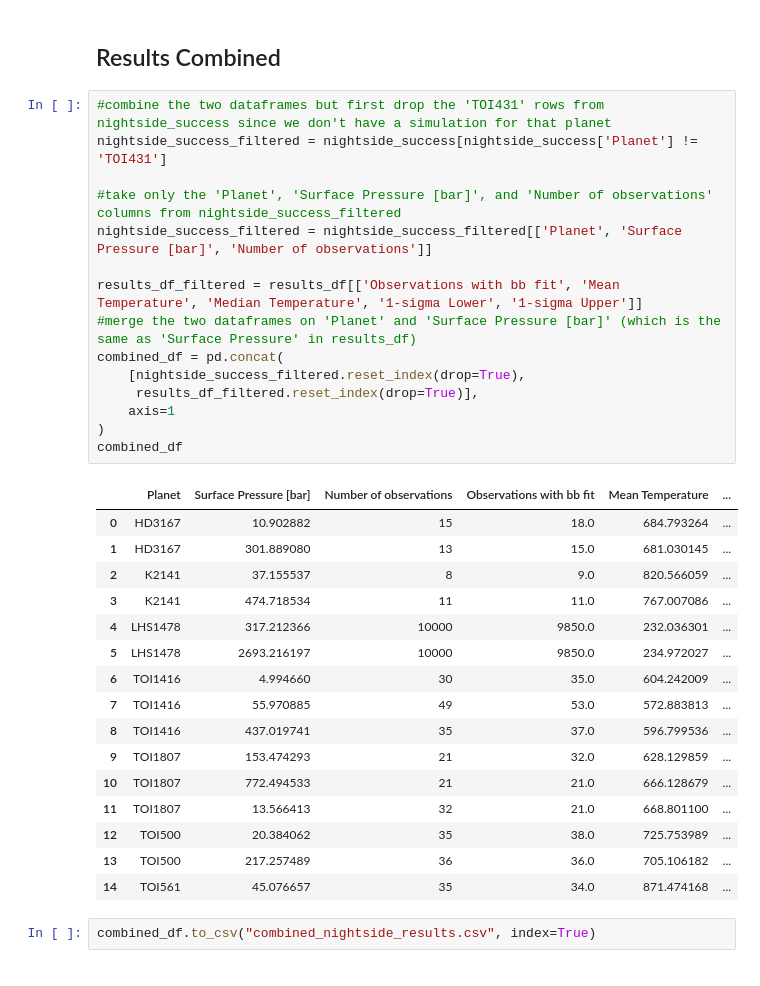
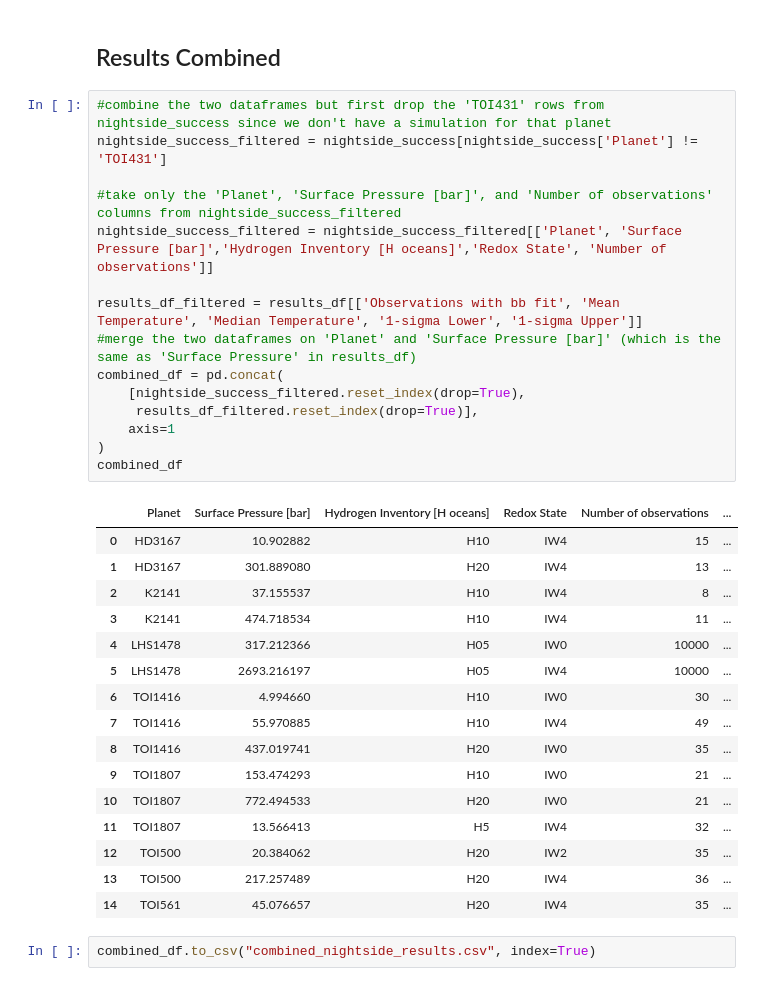
Before and after one commit to lorlo9999/MasterThesis, a Jupyter notebook: blackbody-fit.ipynb, the cells around one changed output. Drawn from its saved outputs; the diff is of its cells as text.

```diff
--- a/blackbody-fit.ipynb
+++ b/blackbody-fit.ipynb
@@ -545,34 +566,34 @@ results_df.to_csv(f"blackbody_nightside.csv", index=True)
 # %%
 #combine the two dataframes but first drop the 'TOI431' rows from nightside_success since we don't have a simulation for that planet
 nightside_success_filtered = nightside_success[nightside_success['Planet'] != 'TOI431']
 
 #take only the 'Planet', 'Surface Pressure [bar]', and 'Number of observations' columns from nightside_success_filtered
-nightside_success_filtered = nightside_success_filtered[['Planet', 'Surface Pressure [bar]', 'Number of observations']]
+nightside_success_filtered = nightside_success_filtered[['Planet', 'Surface Pressure [bar]','Hydrogen Inventory [H oceans]','Redox State', 'Number of observations']]
 
 results_df_filtered = results_df[['Observations with bb fit', 'Mean Temperature', 'Median Temperature', '1-sigma Lower', '1-sigma Upper']]
 #merge the two dataframes on 'Planet' and 'Surface Pressure [bar]' (which is the same as 'Surface Pressure' in results_df)
 combined_df = pd.concat(
     [nightside_success_filtered.reset_index(drop=True),
      results_df_filtered.reset_index(drop=True)],
     axis=1
 )
 combined_df
 # %% [output]
-|  | Planet | Surface Pressure [bar] | Number of observations | Observations with bb fit | Mean Temperature | ... |
-| 0 | HD3167 | 10.902882 | 15 | 18.0 | 684.793264 | ... |
-| 1 | HD3167 | 301.889080 | 13 | 15.0 | 681.030145 | ... |
-| 2 | K2141 | 37.155537 | 8 | 9.0 | 820.566059 | ... |
-| 3 | K2141 | 474.718534 | 11 | 11.0 | 767.007086 | ... |
-| 4 | LHS1478 | 317.212366 | 10000 | 9850.0 | 232.036301 | ... |
-| 5 | LHS1478 | 2693.216197 | 10000 | 9850.0 | 234.972027 | ... |
-| 6 | TOI1416 | 4.994660 | 30 | 35.0 | 604.242009 | ... |
-| 7 | TOI1416 | 55.970885 | 49 | 53.0 | 572.883813 | ... |
-| 8 | TOI1416 | 437.019741 | 35 | 37.0 | 596.799536 | ... |
-| 9 | TOI1807 | 153.474293 | 21 | 32.0 | 628.129859 | ... |
-| 10 | TOI1807 | 772.494533 | 21 | 21.0 | 666.128679 | ... |
-| 11 | TOI1807 | 13.566413 | 32 | 21.0 | 668.801100 | ... |
-| 12 | TOI500 | 20.384062 | 35 | 38.0 | 725.753989 | ... |
-| 13 | TOI500 | 217.257489 | 36 | 36.0 | 705.106182 | ... |
-| 14 | TOI561 | 45.076657 | 35 | 34.0 | 871.474168 | ... |
+|  | Planet | Surface Pressure [bar] | Hydrogen Inventory [H oceans] | Redox State | Number of observations | ... |
+| 0 | HD3167 | 10.902882 | H10 | IW4 | 15 | ... |
+| 1 | HD3167 | 301.889080 | H20 | IW4 | 13 | ... |
+| 2 | K2141 | 37.155537 | H10 | IW4 | 8 | ... |
+| 3 | K2141 | 474.718534 | H10 | IW4 | 11 | ... |
+| 4 | LHS1478 | 317.212366 | H05 | IW0 | 10000 | ... |
+| 5 | LHS1478 | 2693.216197 | H05 | IW4 | 10000 | ... |
+| 6 | TOI1416 | 4.994660 | H10 | IW0 | 30 | ... |
+| 7 | TOI1416 | 55.970885 | H10 | IW4 | 49 | ... |
+| 8 | TOI1416 | 437.019741 | H20 | IW0 | 35 | ... |
+| 9 | TOI1807 | 153.474293 | H10 | IW0 | 21 | ... |
+| 10 | TOI1807 | 772.494533 | H20 | IW0 | 21 | ... |
+| 11 | TOI1807 | 13.566413 | H5 | IW4 | 32 | ... |
+| 12 | TOI500 | 20.384062 | H20 | IW2 | 35 | ... |
+| 13 | TOI500 | 217.257489 | H20 | IW4 | 36 | ... |
+| 14 | TOI561 | 45.076657 | H20 | IW4 | 35 | ... |
 # %%
 combined_df.to_csv("combined_nightside_results.csv", index=True)
```
Also changed, not shown: parts of 1 cell of this notebook, 56 other files.
